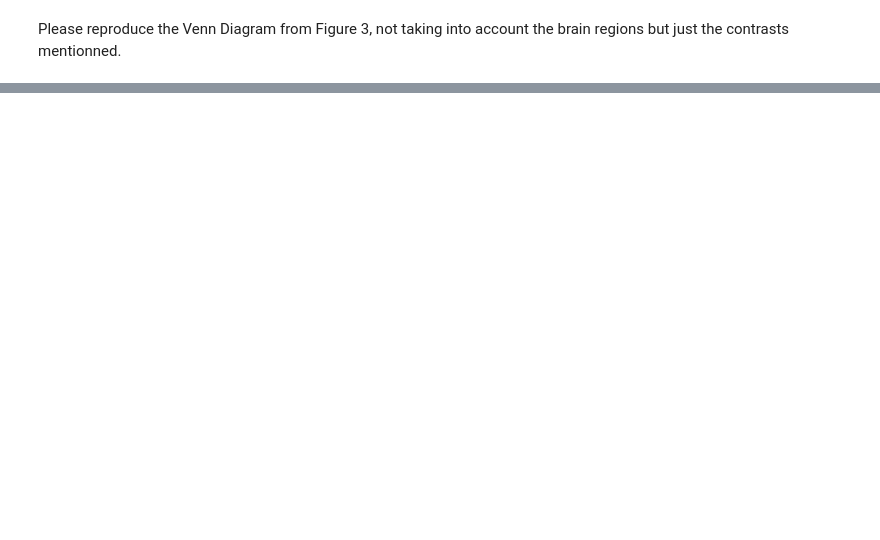
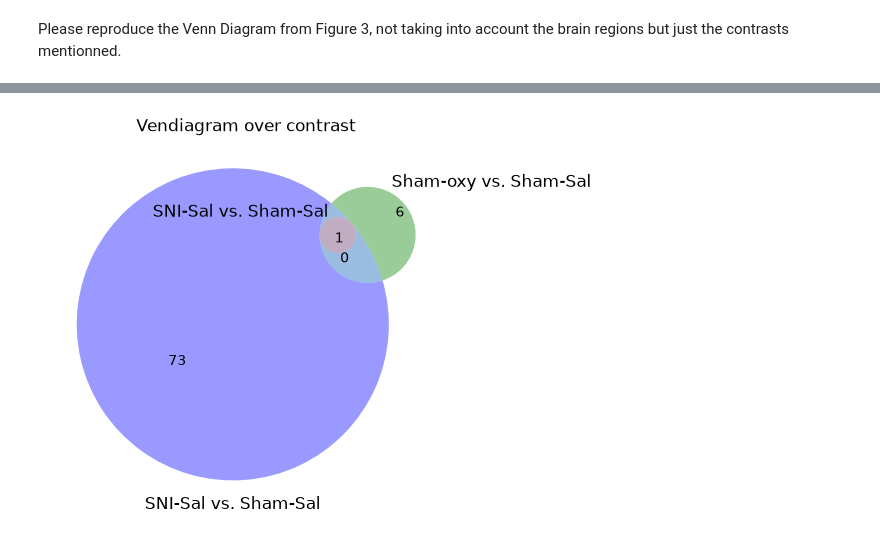
Before and after one commit to flammbe/computational-workflows-2026, a Jupyter notebook: day_03/day_03.ipynb, the cells around one changed output, grey strips where cells are left out. Cells and saved outputs as stored; diff of their text form; code cells hidden in the pictures; blank space fills up the shorter version.

```diff
--- a/day_03/day_03.ipynb
+++ b/day_03/day_03.ipynb
@@ -56,0 +133,19 @@ Please reproduce the Venn Diagram from Figure 3, not taking into account the bra
+# %%
+import pandas as pd
+import matplotlib.pyplot as plt
+from matplotlib_venn import venn3
+
+# define groups for venndiagram
+group_test_1 = set(pd.read_csv("./diffanalysis_results_2/tables/differential/contrasts/test1_oxycodone_withdrawel_in_mice.deseq2.results_filtered.tsv", sep="\t", index_col=0).index)
+group_test_2 = set(pd.read_csv("./diffanalysis_results_2/tables/differential/contrasts/test2_oxycodone_withdrawel_in_mice.deseq2.results_filtered.tsv", sep="\t", index_col=0).index)
+group_test_3 = set(pd.read_csv("./diffanalysis_results_2/tables/differential/contrasts/test3_oxycodone_withdrawel_in_mice.deseq2.results_filtered.tsv", sep="\t", index_col=0).index)
+
+# plot venndiagram
+venn3(
+    [group_test_1, group_test_2, group_test_3],
+    set_labels=("SNI-Sal vs. Sham-Sal","Sham-oxy vs. Sham-Sal","SNI-Sal vs. Sham-Sal")
+)
+plt.title("Vendiagram over contrast")
+plt.show()
+# %% [output]
+[figure, added]
```
Also changed, not shown: parts of 11 cells of this notebook, 5 other files.
